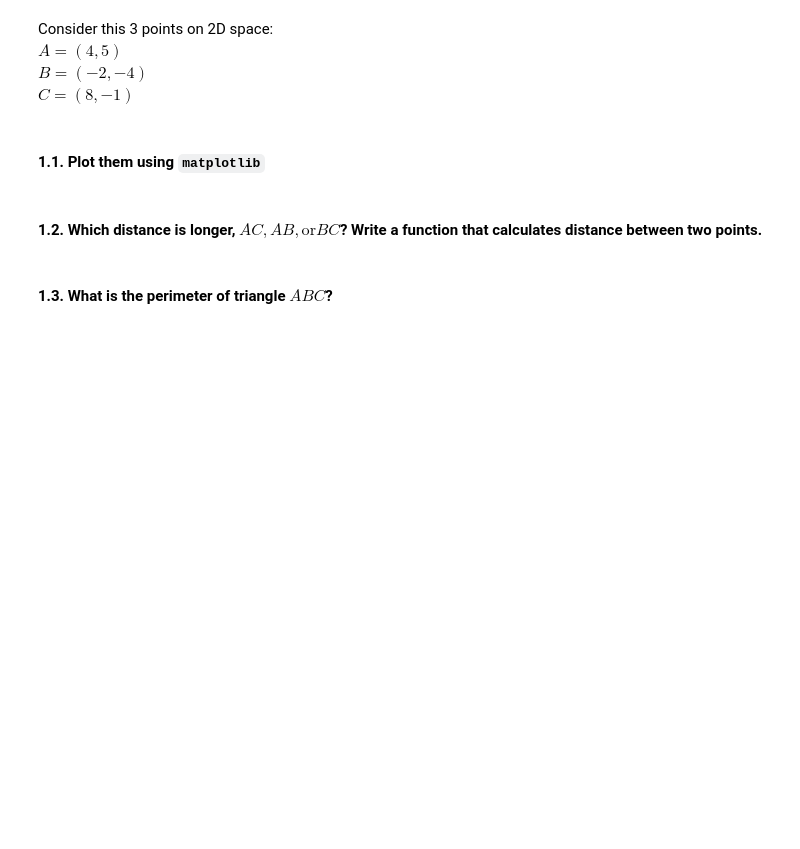
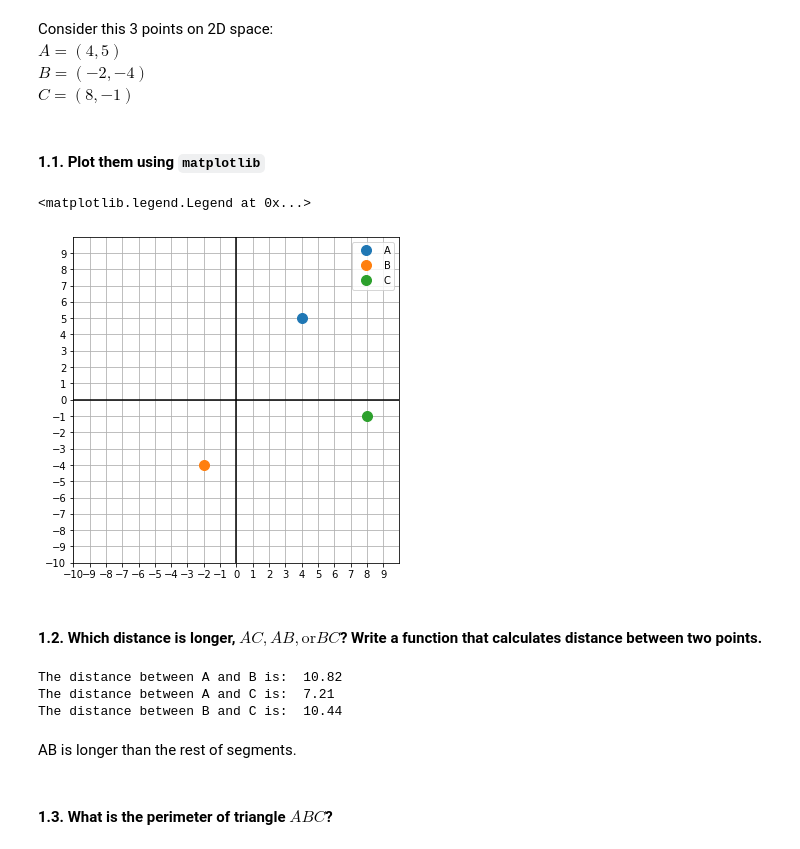
Before and after one commit to Ironhack-Data-Madrid-Enero-2021/lab-math-refresher, a Jupyter notebook: your-code/main.ipynb, the cells around one changed output. Drawn from its saved outputs; the diff is of its cells as text; code cells hidden in the pictures; blank space fills up the shorter version.

```diff
--- a/your-code/main.ipynb
+++ b/your-code/main.ipynb
@@ -21,5 +25,20 @@ $B=(-2, -4)$
 $C=(8, -1)$
 # %% [markdown]
 #### 1.1. Plot them using `matplotlib`
+# %%
+A = (4, 5)
+B = (-2, -4)
+C = (8, -1)
+
+initialize_grid()
+
+plt.plot(A[0], A[1], "o", markersize=10, label="A")
+plt.plot(B[0], B[1], "o", markersize=10, label="B")
+plt.plot(C[0], C[1], "o", markersize=10, label="C")
+
+plt.legend()
+# %% [output]
+<matplotlib.legend.Legend at 0x...>
+[figure, added]
 # %% [markdown]
 #### 1.2. Which distance is longer, $AC, AB, \text{or} BC$? Write a function that calculates distance between two points.
@@ -26,2 +50,12 @@ $C=(8, -1)$
+# %%
+print("The distance between A and B is: ", round(distance_points(A, B), 2))
+print("The distance between A and C is: ", round(distance_points(A, C), 2))
+print("The distance between B and C is: ", round(distance_points(B, C), 2))
+# %% [output]
+The distance between A and B is:  10.82
+The distance between A and C is:  7.21
+The distance between B and C is:  10.44
+# %% [markdown]
+AB is longer than the rest of segments.
 # %% [markdown]
 #### 1.3. What is the perimeter of triangle $ABC$?
```
Also changed, not shown: parts of 65 cells of this notebook.
